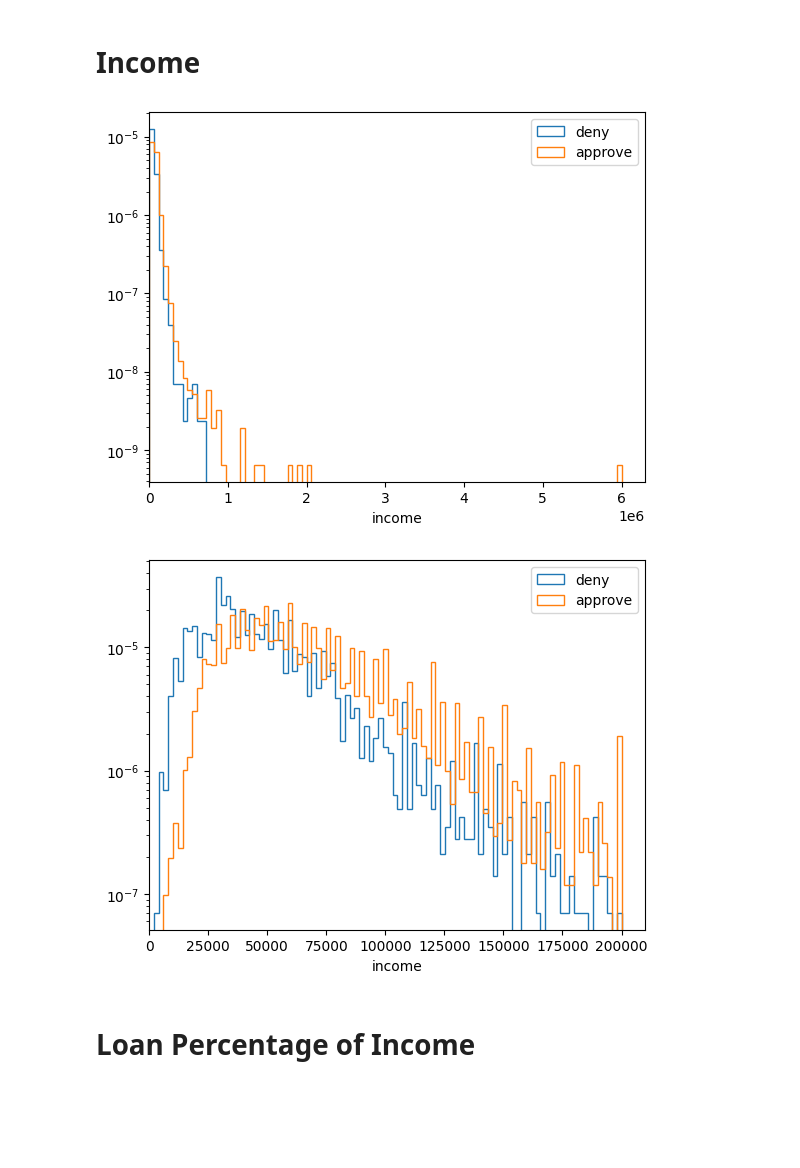
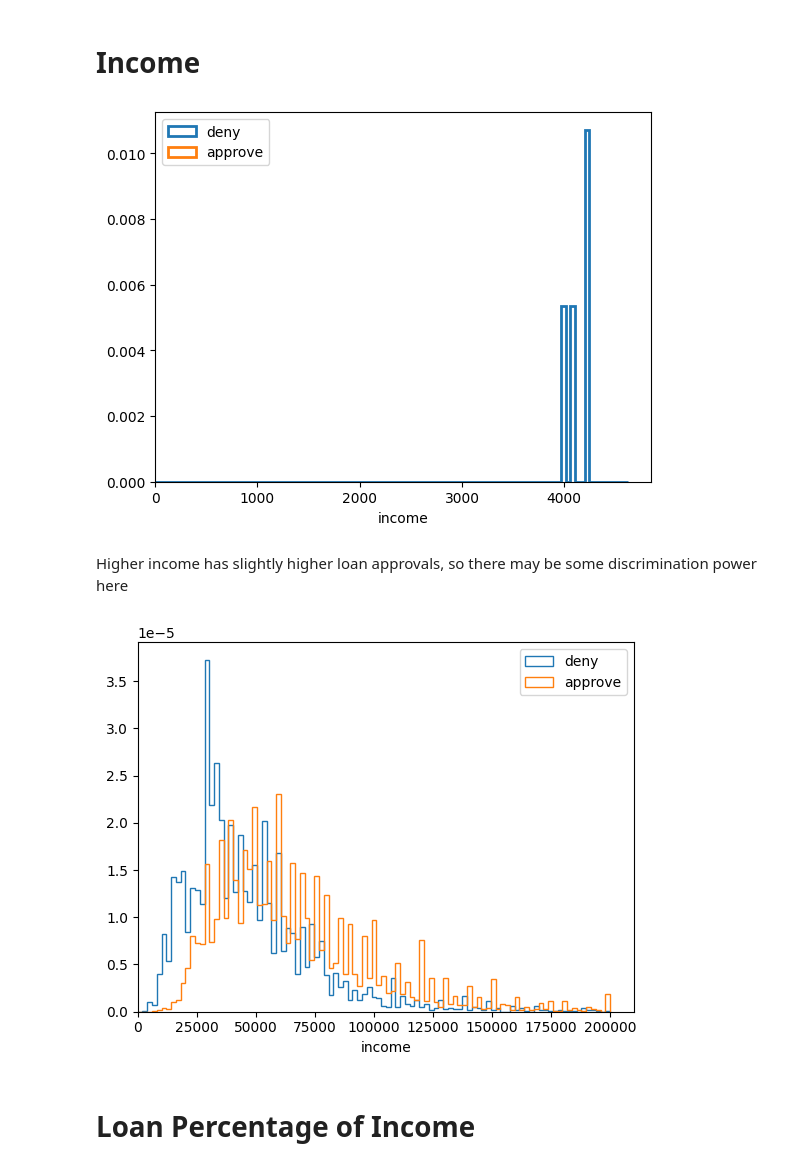
Before and after one commit to edward-b-1/Loan-Approval-Prediction, a Jupyter notebook: predict_original_data_1.ipynb, the cells around one changed output. Saved outputs shown, nothing was run; the diff lists cells and outputs as text; code cells hidden in the pictures; blank space fills up the shorter version.

```diff
--- a/predict_original_data_1.ipynb
+++ b/predict_original_data_1.ipynb
@@ -142,63 +176,66 @@ None
 # %%
 column = 'person_income'
 
-h_data_deny = data_loan_status_deny[column]
-h_data_accept = data_loan_status_approve[column]
+data_deny = data_loan_status_deny[column]
+data_accept = data_loan_status_approve[column]
 
 max_ = max(h_data_accept.max(), h_data_deny.max())
 
-_ = plt.hist(
-    h_data_deny,
+plt.hist(
+    data_deny,
     bins=numpy.linspace(0, max_, 100), #logspace(data_train_loan_status_deny[column]),
     histtype='step',
     density=True,
     label='deny',
+    linewidth=2,
 )
-_ = plt.hist(
-    h_data_accept,
+plt.hist(
+    data_accept,
     bins=numpy.linspace(0, max_, 100), #logspace(data_train_loan_status_accept[column]),
     histtype='step',
     density=True,
     label='approve',
+    linewidth=2,
 )
 plt.xlabel('income')
 plt.xlim(left=0)
-plt.yscale('log')
+#plt.yscale('log')
 plt.legend()
 None
 #plt.yscale('log')
 # %% [output]
-[figure, old version]
+[figure, new version]
+# %% [markdown]
+Higher income has slightly higher loan approvals, so there may be some discrimination power here
 # %%
 column = 'person_income'
 
 h_data_deny = data_loan_status_deny[column]
 h_data_accept = data_loan_status_approve[column]
 
 max_ = 2.0e5
 
-_ = plt.hist(
+plt.hist(
     h_data_deny,
     bins=numpy.linspace(0, max_, 100), #logspace(data_train_loan_status_deny[column]),
     histtype='step',
     density=True,
     label='deny',
 )
-_ = plt.hist(
+_plt.hist(
     h_data_accept,
     bins=numpy.linspace(0, max_, 100), #logspace(data_train_loan_status_accept[column]),
     histtype='step',
     density=True,
     label='approve',
 )
 plt.xlabel('income')
 plt.xlim(left=0)
-plt.yscale('log')
+#plt.yscale('log')
 plt.legend()
 None
-#plt.yscale('log')
 # %% [output]
-[figure, old version]
+[figure, new version]
 # %% [markdown]
 # Loan Percentage of Income
 # %%
```
Also changed, not shown: parts of 9 cells of this notebook.
